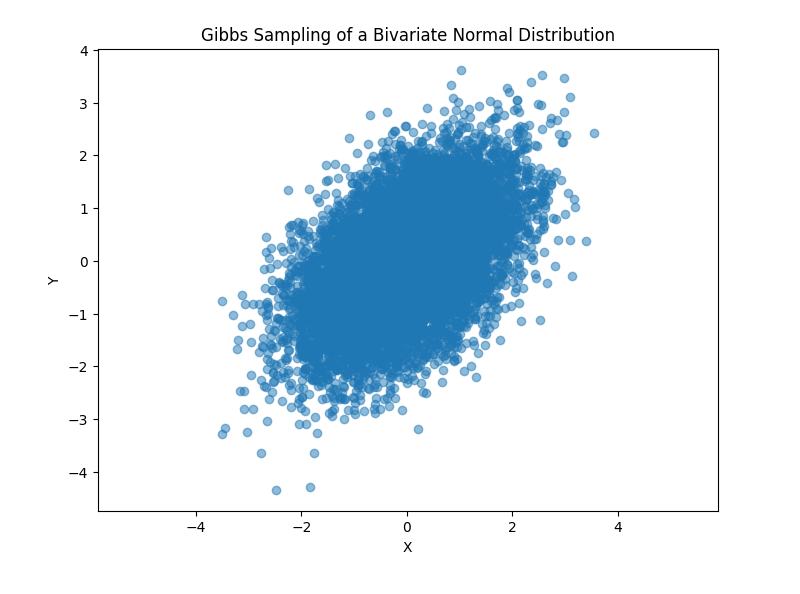
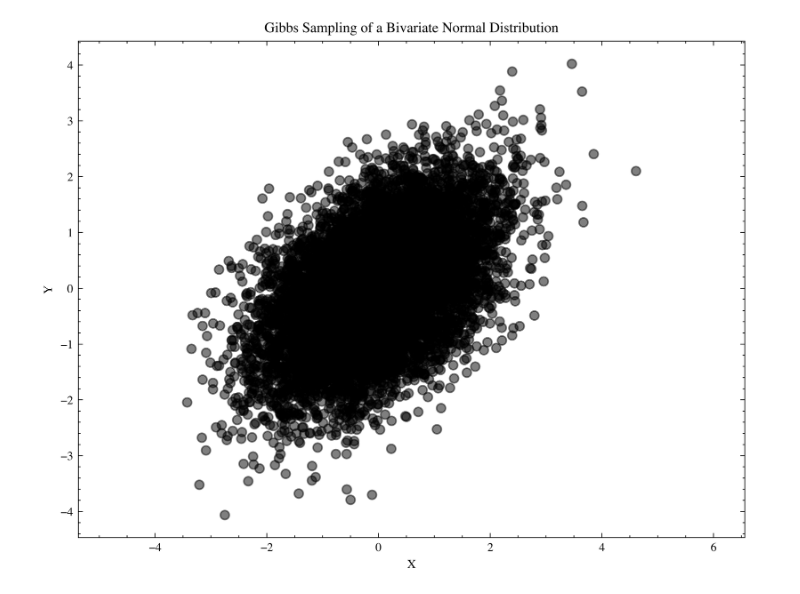
Before and after one commit to AlffonsoMV/PAMSProject, a Jupyter notebook: Code/MarkovChains/gibbs.ipynb, the cells around one changed output. Cells and saved outputs as stored; diff of their text form; code cells hidden in the pictures.

```diff
--- a/Code/MarkovChains/gibbs.ipynb
+++ b/Code/MarkovChains/gibbs.ipynb
@@ -1,6 +1,9 @@
 # %%
 import numpy as np
 import matplotlib.pyplot as plt
+import scienceplots
+
+plt.style.use(['science', 'ieee', 'no-latex'])
 
 def gibbs_sampling(mu, sigma, num_samples):
     samples = np.zeros((num_samples, 2))
@@ -10,31 +13,31 @@ def gibbs_sampling(mu, sigma, num_samples):
         # Sample y from the conditional distribution of y | x
         y_mean = mu[1] + sigma[1, 0] / sigma[0, 0] * (x - mu[0])
         y = np.random.normal(y_mean, np.sqrt(sigma[1, 1] - sigma[1, 0]**2 / sigma[0, 0]))
         samples[i, 1] = y
 
         # Sample x from the conditional distribution of x | y
         x_mean = mu[0] + sigma[0, 1] / sigma[1, 1] * (y - mu[1])
         x = np.random.normal(x_mean, np.sqrt(sigma[0, 0] - sigma[0, 1]**2 / sigma[1, 1]))
         samples[i, 0] = x
 
     return samples
 
 # Parameters for a bivariate normal distribution
 mu = [0, 0]  # Means
 sigma = np.array([[1, 0.5], [0.5, 1]])
 
 
 # Generate samples
 num_samples = 10000
 samples = gibbs_sampling(mu, sigma, num_samples)
 
 # Plotting and the bivariate normal distribution
 plt.figure(figsize=(8, 6))
 plt.scatter(samples[:, 0], samples[:, 1], alpha=0.5)
 plt.title('Gibbs Sampling of a Bivariate Normal Distribution')
 plt.xlabel('X')
 plt.ylabel('Y')
 plt.axis('equal')
 plt.show()
 # %% [output]
-[figure, old version]
+[figure, new version]
```
Also changed, not shown: 18 other files.
